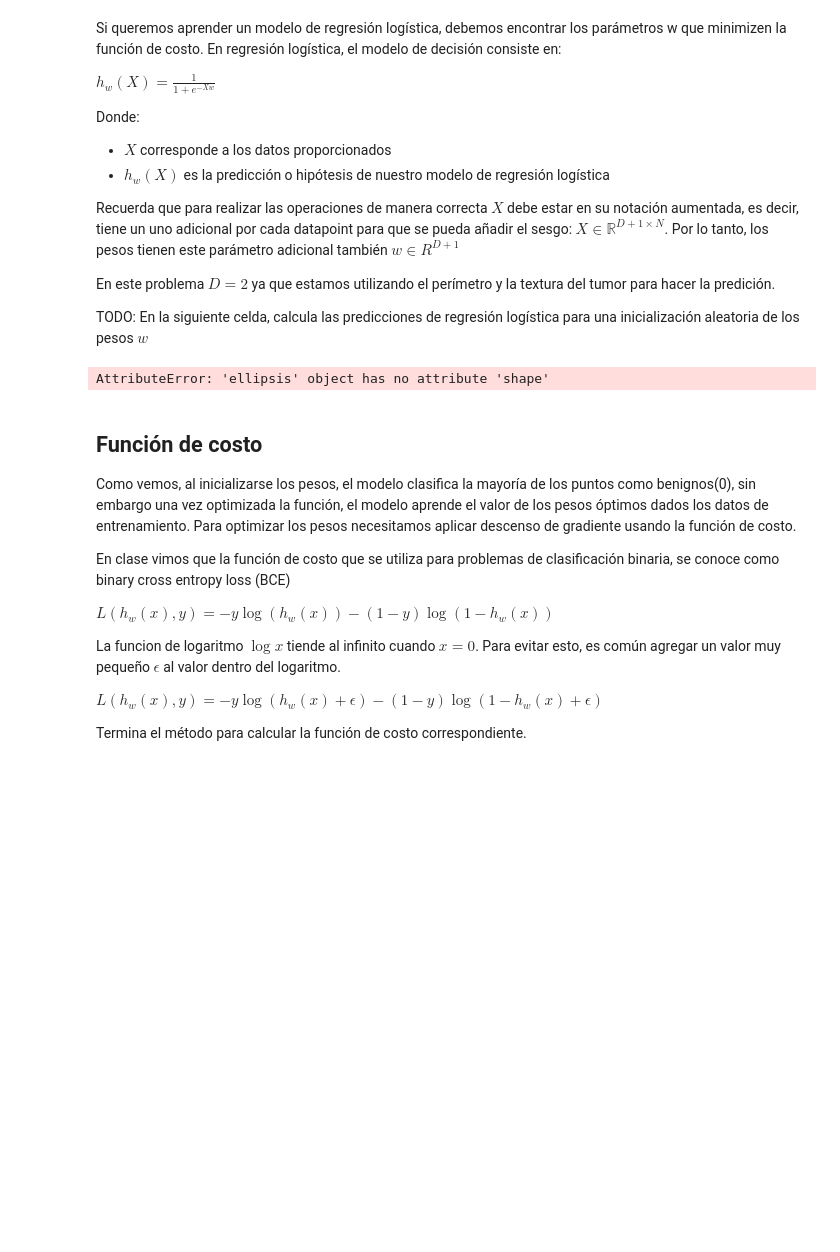
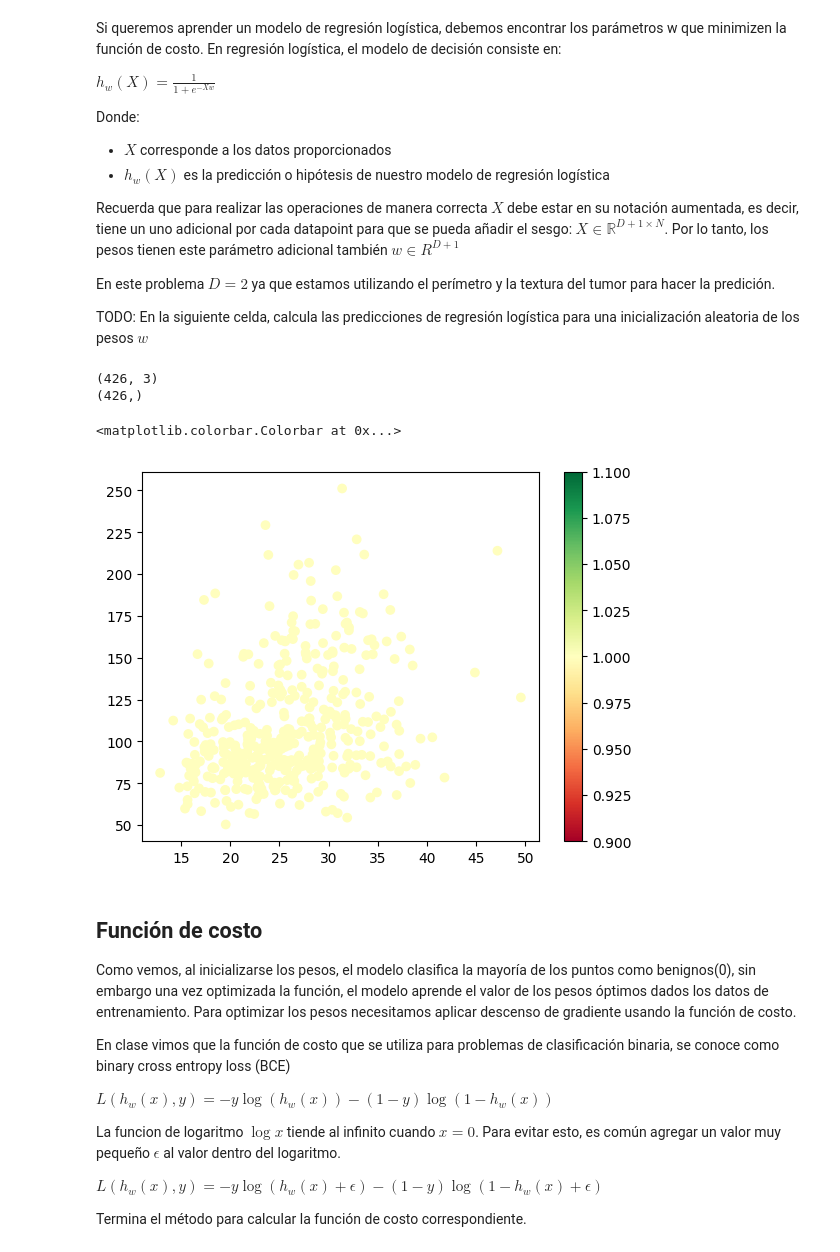
Before and after one commit to JessicaBorja/SI24, a Jupyter notebook: src/si24/ejercicios/E04_logistic_reg/logistic_regression.ipynb, the cells around one changed output. Saved outputs shown, nothing was run; the diff lists cells and outputs as text; code cells hidden in the pictures; blank space fills up the shorter version.

```diff
--- a/src/si24/ejercicios/E04_logistic_reg/logistic_regression.ipynb
+++ b/src/si24/ejercicios/E04_logistic_reg/logistic_regression.ipynb
@@ -145,28 +153,31 @@ TODO: En la siguiente celda, calcula las predicciones de regresión logística p
 # %%
 # Inicializando W
 w = np.random.uniform(low=-1, high=1, size=(3,))
 
 # TODO: Genera el dataset de entrenamiento aumentado
 # para el conjunto de datos de entrenamiento data_train
 # aug_data_train = ?
 # ====== Start of solution =====
-aug_data_train = ...
+aug_data_train = np.column_stack((np.ones(len(data_train)), data_train))
 # ====== End of solution =====
 
 # TODO: Calcula el valor de z/ la combinación lineal de los pesos y datos de entrenamiento
 # ====== Start of solution =====
-z = ...
+z = np.dot(aug_data_train, w)
 # ====== End of solution =====
 pred = logistic(z)
 
 print(aug_data_train.shape)
 print(pred.shape)
 
 # Graficamos los puntos para visualizar la predicción de nuestro modelo actualmente
 plt.scatter(aug_data_train[:, 1],aug_data_train[:, 2], c=pred, cmap="RdYlGn")
 plt.colorbar()
 # %% [output]
-AttributeError: 'ellipsis' object has no attribute 'shape'
+(426, 3)
+(426,)
+<matplotlib.colorbar.Colorbar at 0x...>
+[figure, added]
 # %% [markdown]
 ## Función de costo
 Como vemos, al inicializarse los pesos, el modelo clasifica la mayoría de los puntos como benignos(0), sin embargo una vez optimizada la función, el modelo aprende el valor de los pesos óptimos dados los datos de entrenamiento. Para optimizar los pesos necesitamos aplicar descenso de gradiente usando la función de costo.
```
Also changed, not shown: parts of 4 cells of this notebook.
